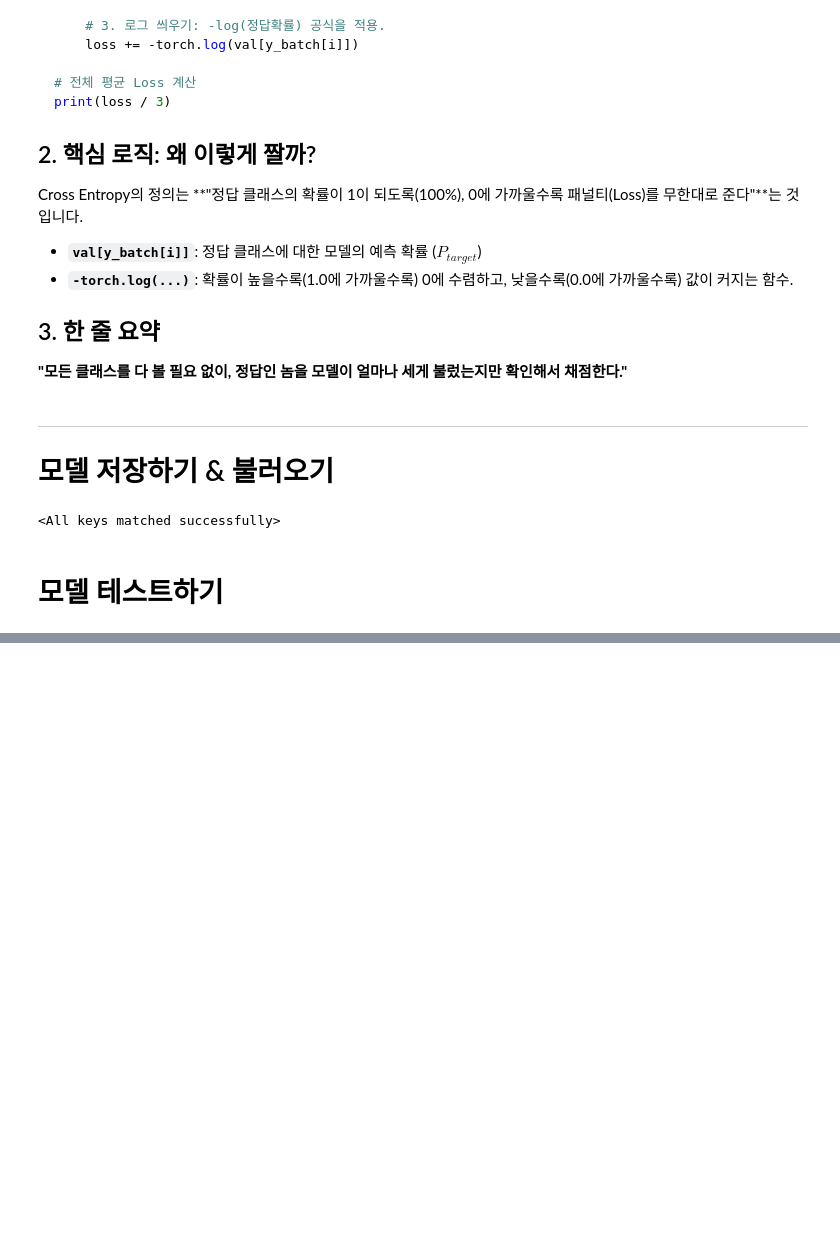
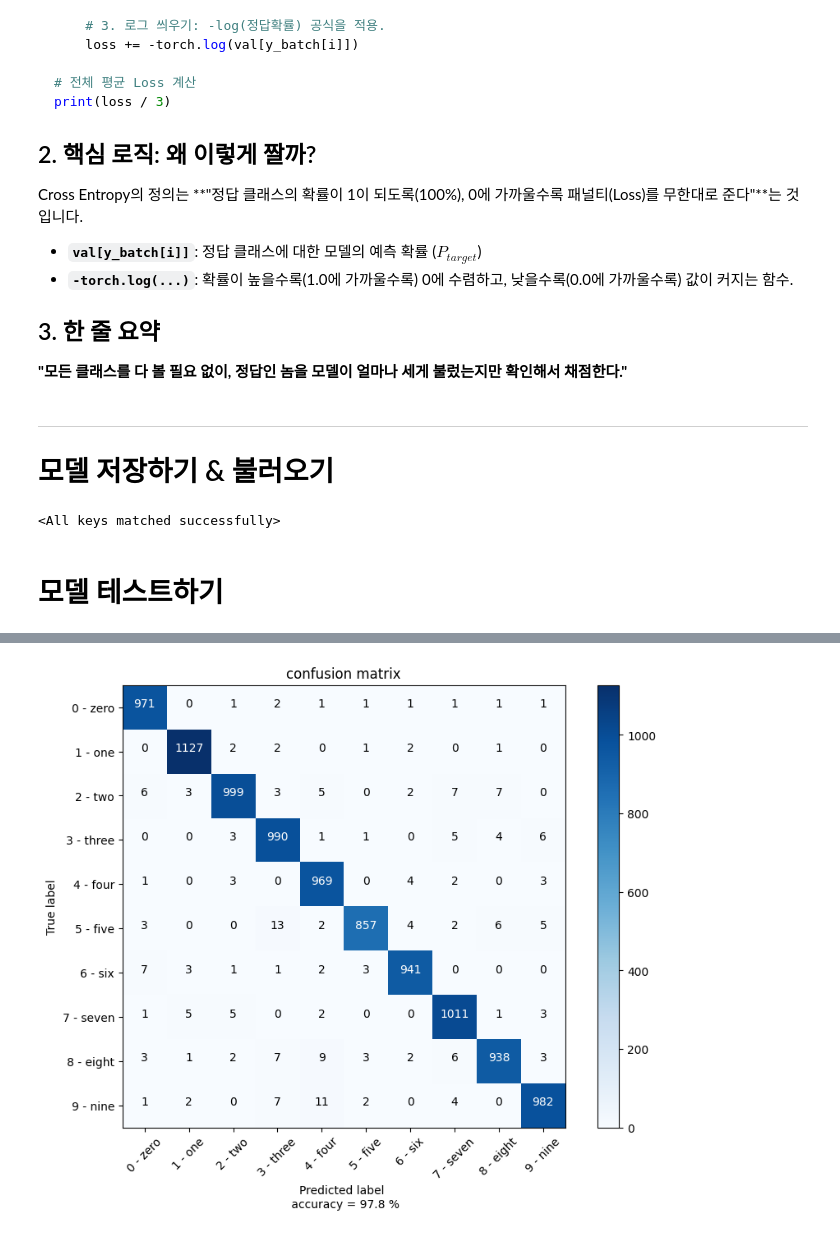
Before and after one commit to hajonghyun/installPytorch_study, a Jupyter notebook: 5_torch_multiclass.ipynb, the cells around one changed output, grey strips where cells are left out. Drawn from its saved outputs; the diff is of its cells as text; code cells hidden in the pictures; blank space fills up the shorter version.

```diff
--- a/5_torch_multiclass.ipynb
+++ b/5_torch_multiclass.ipynb
@@ -893,0 +951,34 @@ tensor([4, 4, 4, 1, 8, 5, 2, 4, 8, 9, 1, 2, 9, 8, 4, 9, 5, 7, 5, 8, 9, 1, 5, 7,
+# %%
+import numpy as np
+
+def plot_confusion_matrix(confusion, classes=None):
+    N = confusion.shape[0]
+    accuracy=np.trace(confusion)/np.sum(confusion) * 100
+
+    # confusion = confusion/np.sum(confusion, axis=1)
+    plt.figure(figsize=(10,7))
+    plt.imshow(confusion, cmap="Blues")
+    plt.title("confusion matrix")
+    plt.colorbar()
+
+    for i in range(N):
+        for j in range(N):
+            plt.text(j,i, round(confusion[i,j]),
+                     horizontalalignment="center", fontsize=10,
+                     color="white" if confusion[i,j] > np.max(confusion) / 1.5 else "black")
+
+    if classes is not None:
+        plt.xticks(range(N), classes)
+        plt.yticks(range(N), classes)
+    else:
+        plt.xticks(range(N))
+        plt.yticks(range(N))
+
+    plt.xlabel(f"Predicted label \n accuracy = {accuracy:.1f} %")
+    plt.ylabel("True label")
+# %%
+confusion = get_conf(load_model, test_DL)
+plot_confusion_matrix(confusion, test_DS.classes)
+plt.xticks(rotation=45);
+# %% [output]
+[figure, added]
```
Also changed, not shown: parts of 12 cells of this notebook.
